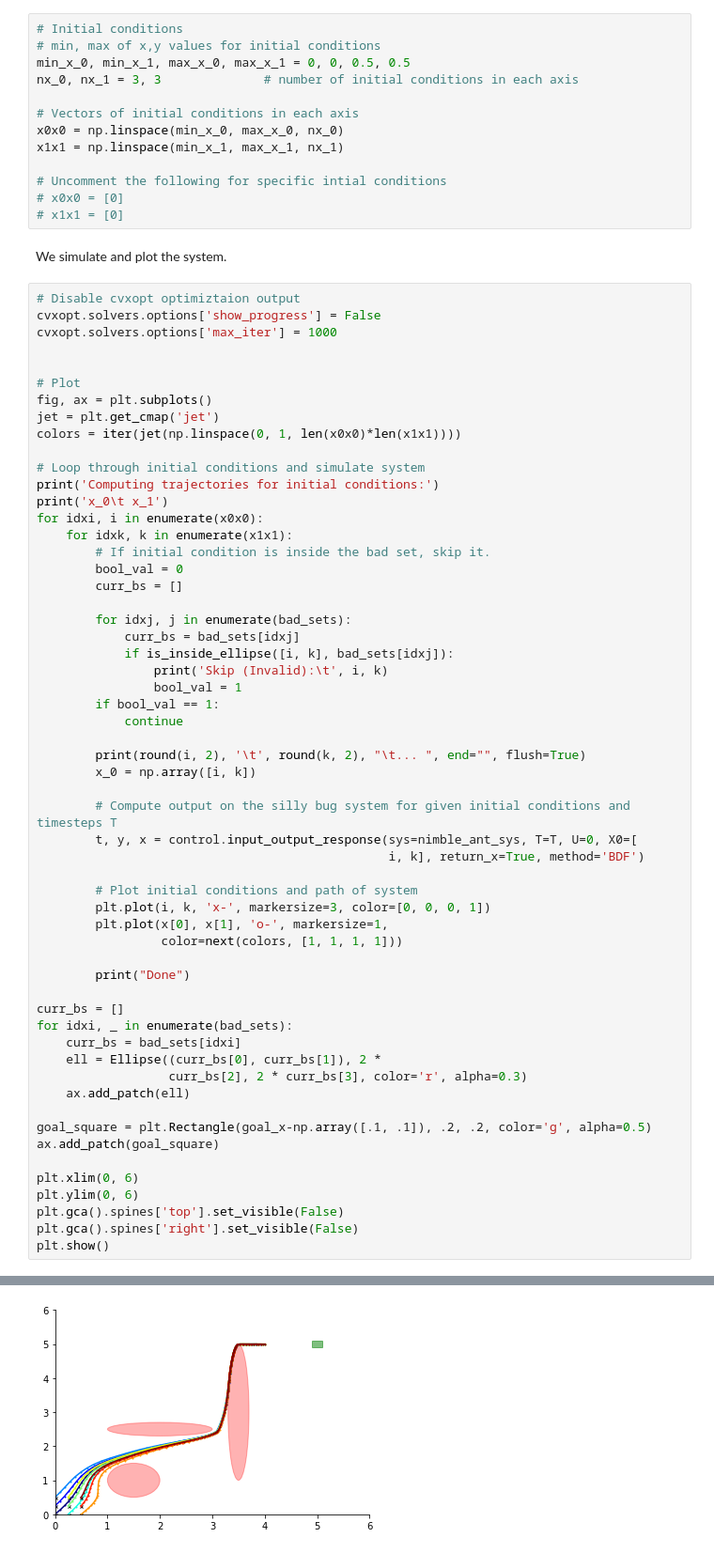
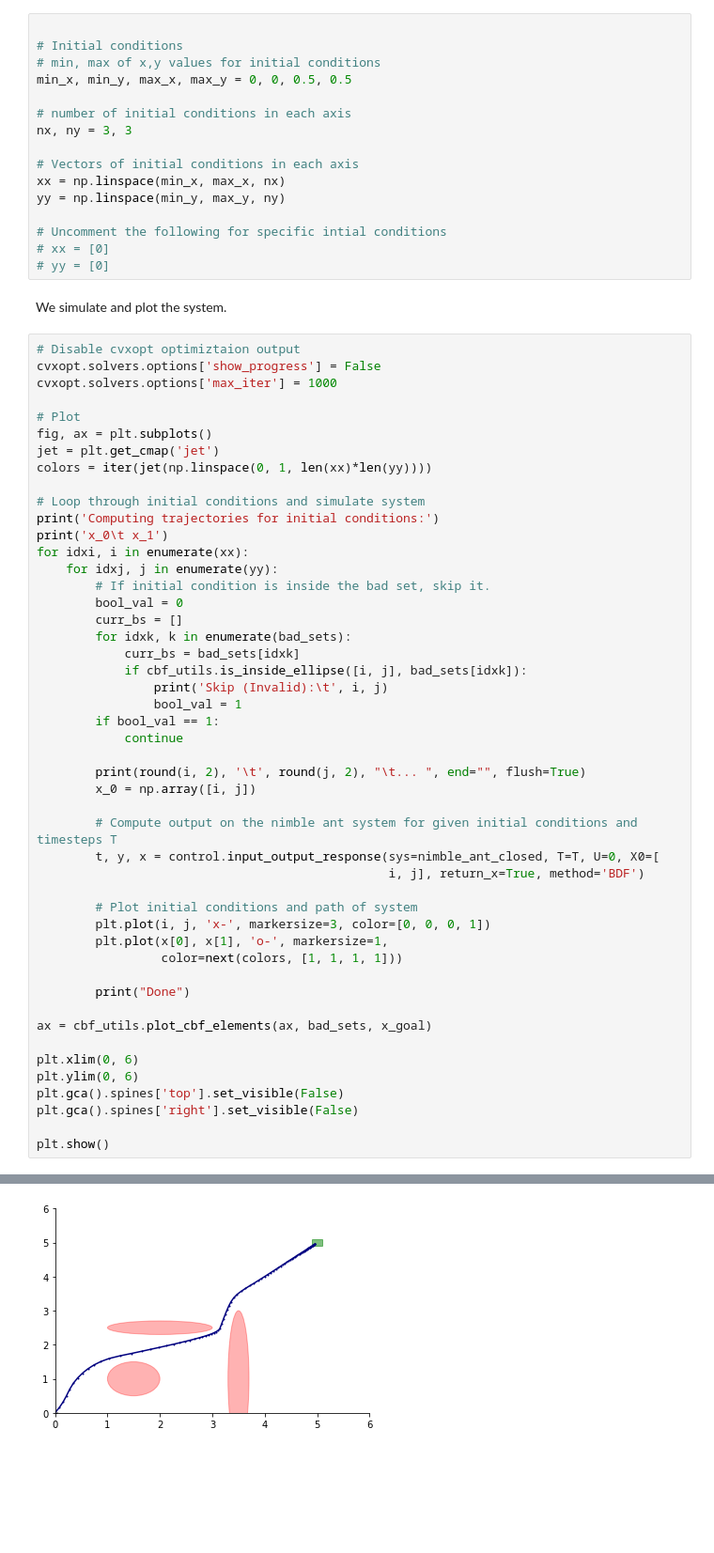
Before and after one commit to tomashdz/control_barrier_function_kit, a Jupyter notebook: tutorial/tutorial.ipynb, the cells around one changed output, grey strips where cells are left out. Shown at 94% size. Saved outputs shown, nothing was run; the diff lists cells and outputs as text; blank space fills up the shorter version.

Commit message:
Major reorganization of the code
Created a library that has cbf class, utilities and systems_controllers.
Modified the tutorial file accordingly.

```diff
--- a/tutorial/tutorial.ipynb
+++ b/tutorial/tutorial.ipynb
@@ -305,18 +182,21 @@ nimble_ant_sys = control.NonlinearIOSystem(
 # %% [markdown]
 Next, we define a grid of initial conditions for the system as follows
 # %%
+
 # Initial conditions
 # min, max of x,y values for initial conditions
-min_x_0, min_x_1, max_x_0, max_x_1 = 0, 0, 0.5, 0.5
-nx_0, nx_1 = 3, 3              # number of initial conditions in each axis
+min_x, min_y, max_x, max_y = 0, 0, 0.5, 0.5
+
+# number of initial conditions in each axis
+nx, ny = 3, 3
 
 # Vectors of initial conditions in each axis
-x0x0 = np.linspace(min_x_0, max_x_0, nx_0)
-x1x1 = np.linspace(min_x_1, max_x_1, nx_1)
+xx = np.linspace(min_x, max_x, nx)
+yy = np.linspace(min_y, max_y, ny)
 
 # Uncomment the following for specific intial conditions
-# x0x0 = [0]
-# x1x1 = [0]
+# xx = [0]
+# yy = [0]
 # %% [markdown]
 We simulate and plot the system.
 # %%
@@ -324,57 +204,48 @@ We simulate and plot the system.
 cvxopt.solvers.options['show_progress'] = False
 cvxopt.solvers.options['max_iter'] = 1000
 
-
 # Plot
 fig, ax = plt.subplots()
 jet = plt.get_cmap('jet')
-colors = iter(jet(np.linspace(0, 1, len(x0x0)*len(x1x1))))
+colors = iter(jet(np.linspace(0, 1, len(xx)*len(yy))))
 
 # Loop through initial conditions and simulate system
 print('Computing trajectories for initial conditions:')
 print('x_0\t x_1')
-for idxi, i in enumerate(x0x0):
-    for idxk, k in enumerate(x1x1):
+for idxi, i in enumerate(xx):
+    for idxj, j in enumerate(yy):
         # If initial condition is inside the bad set, skip it.
         bool_val = 0
         curr_bs = []
-
-        for idxj, j in enumerate(bad_sets):
-            curr_bs = bad_sets[idxj]
-            if is_inside_ellipse([i, k], bad_sets[idxj]):
-                print('Skip (Invalid):\t', i, k)
+        for idxk, k in enumerate(bad_sets):
+            curr_bs = bad_sets[idxk]
+            if cbf_utils.is_inside_ellipse([i, j], bad_sets[idxk]):
+                print('Skip (Invalid):\t', i, j)
                 bool_val = 1
         if bool_val == 1:
             continue
 
-        print(round(i, 2), '\t', round(k, 2), "\t... ", end="", flush=True)
-        x_0 = np.array([i, k])
+        print(round(i, 2), '\t', round(j, 2), "\t... ", end="", flush=True)
+        x_0 = np.array([i, j])
 
-        # Compute output on the silly bug system for given initial conditions and timesteps T
-        t, y, x = control.input_output_response(sys=nimble_ant_sys, T=T, U=0, X0=[
-                                                i, k], return_x=True, method='BDF')
+        # Compute output on the nimble ant system for given initial conditions and timesteps T
+        t, y, x = control.input_output_response(sys=nimble_ant_closed, T=T, U=0, X0=[
+                                                i, j], return_x=True, method='BDF')
 
         # Plot initial conditions and path of system
-        plt.plot(i, k, 'x-', markersize=3, color=[0, 0, 0, 1])
+        plt.plot(i, j, 'x-', markersize=3, color=[0, 0, 0, 1])
         plt.plot(x[0], x[1], 'o-', markersize=1,
                  color=next(colors, [1, 1, 1, 1]))
 
         print("Done")
 
-curr_bs = []
-for idxi, _ in enumerate(bad_sets):
-    curr_bs = bad_sets[idxi]
-    ell = Ellipse((curr_bs[0], curr_bs[1]), 2 *
-                  curr_bs[2], 2 * curr_bs[3], color='r', alpha=0.3)
-    ax.add_patch(ell)
-
-goal_square = plt.Rectangle(goal_x-np.array([.1, .1]), .2, .2, color='g', alpha=0.5)
-ax.add_patch(goal_square)
+ax = cbf_utils.plot_cbf_elements(ax, bad_sets, x_goal)
 
 plt.xlim(0, 6)
 plt.ylim(0, 6)
 plt.gca().spines['top'].set_visible(False)
 plt.gca().spines['right'].set_visible(False)
+
 plt.show()
 # %% [output]
 Computing trajectories for initial conditions:
@@ -391 +254 @@ x_0      x_1
-[figure, old version]
+[figure, new version]
```
Also changed, not shown: parts of 16 cells of this notebook, 6 other files.
